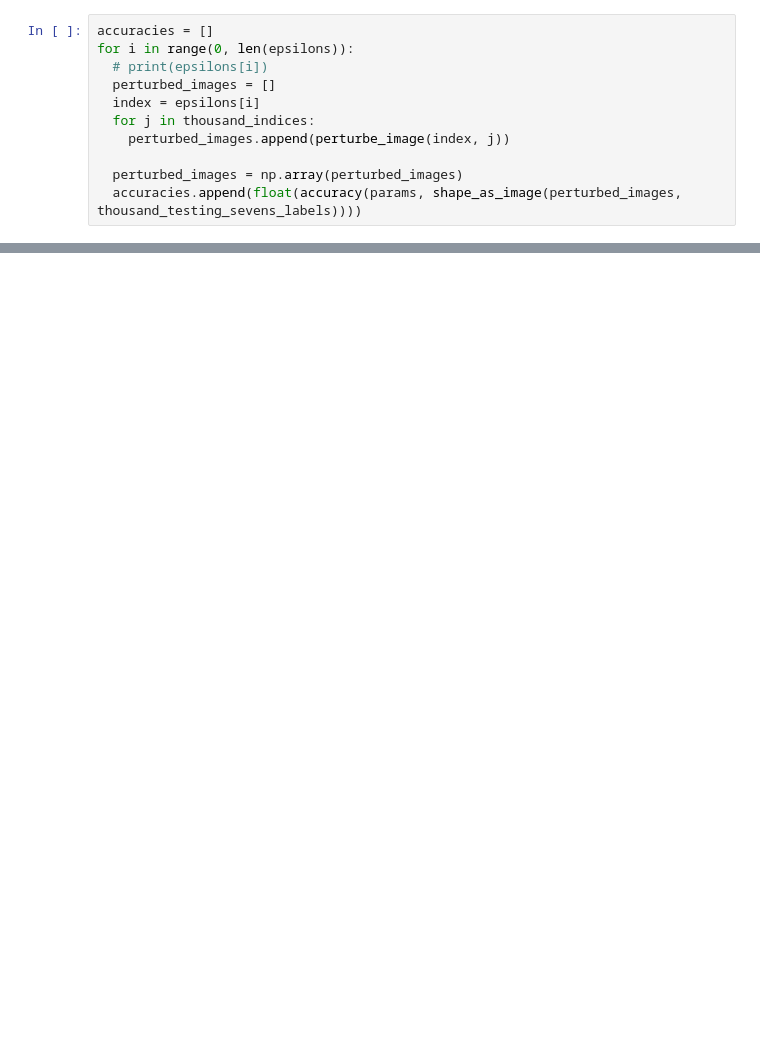
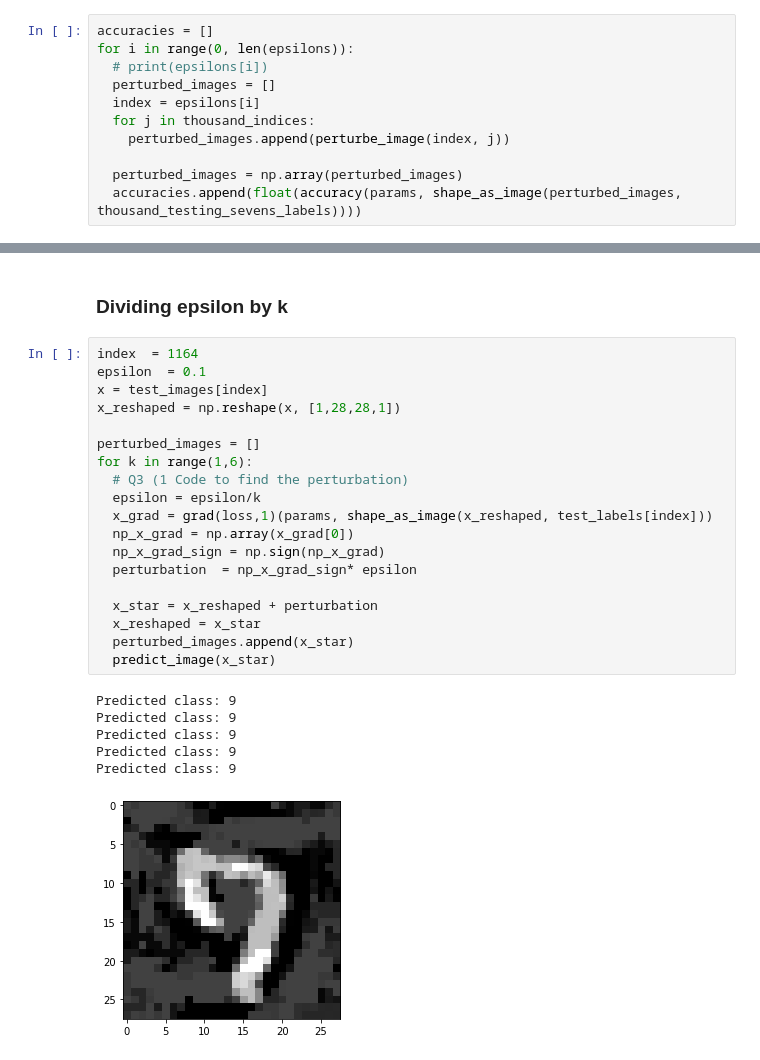
Before and after one commit to armandordorica/ECE1513_A5_Adversarial_training, a Jupyter notebook: ECE1513_A5_V2.ipynb, the cells around one changed output, grey strips where cells are left out. Cells and saved outputs as stored; diff of their text form; blank space fills up the shorter version.

```diff
--- a/ECE1513_A5_V2.ipynb
+++ b/ECE1513_A5_V2.ipynb
@@ -724,0 +661,28 @@ Text(0, 0.5, '$Accuracy$')
+# %% [markdown]
+### **Dividing epsilon by k**
+# %%
+index  = 1164
+epsilon  = 0.1
+x = test_images[index]
+x_reshaped = np.reshape(x, [1,28,28,1])
+
+perturbed_images = []
+for k in range(1,6):
+  # Q3 (1 Code to find the perturbation)
+  epsilon = epsilon/k
+  x_grad = grad(loss,1)(params, shape_as_image(x_reshaped, test_labels[index]))
+  np_x_grad = np.array(x_grad[0])
+  np_x_grad_sign = np.sign(np_x_grad)
+  perturbation  = np_x_grad_sign* epsilon
+
+  x_star = x_reshaped + perturbation
+  x_reshaped = x_star
+  perturbed_images.append(x_star)
+  predict_image(x_star)
+# %% [output]
+Predicted class: 9
+Predicted class: 9
+Predicted class: 9
+Predicted class: 9
+Predicted class: 9
+[figure, added]
```
Also changed, not shown: parts of 42 cells of this notebook.
